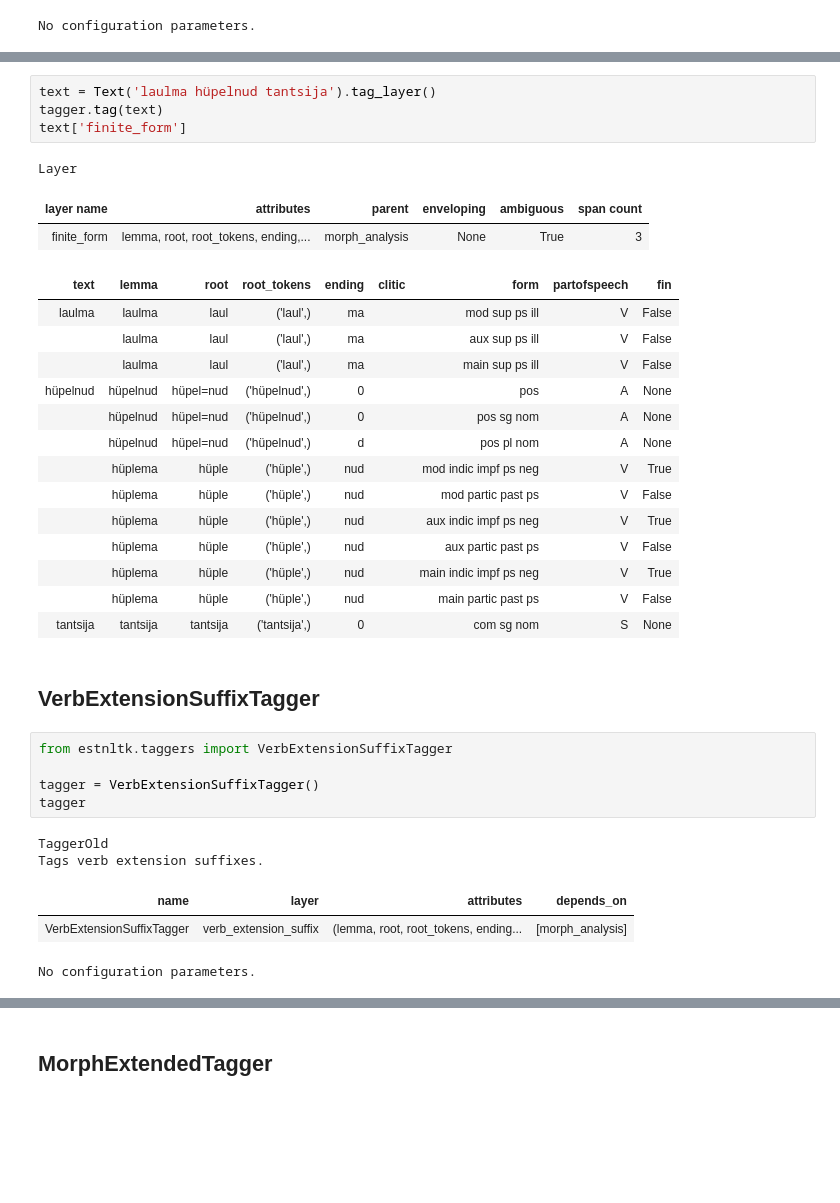
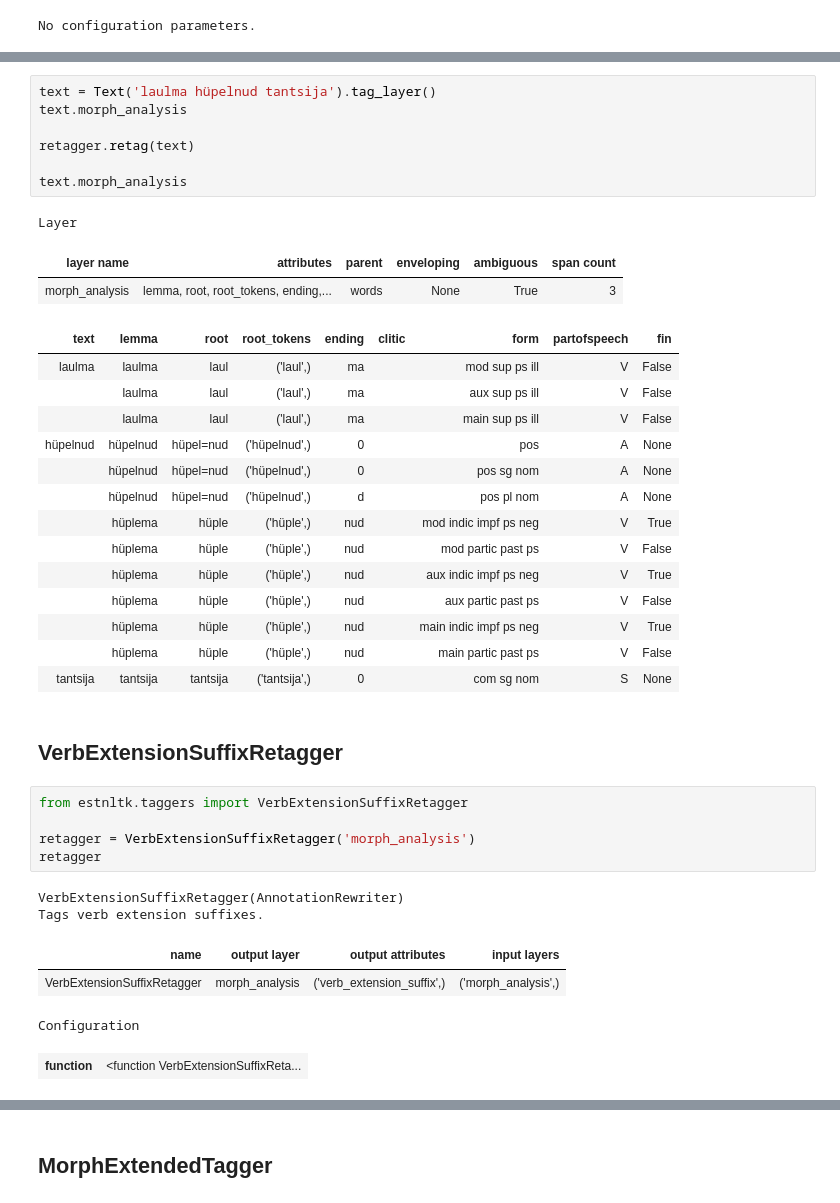
Before and after one commit to estnltk/estnltk, a Jupyter notebook: tutorials/nlp_pipeline/B_10_syntax_preprocessing_and_export.ipynb, the cells around one changed output, grey strips where cells are left out. Drawn from its saved outputs; the diff is of its cells as text; blank space fills up the shorter version.

```diff
--- a/tutorials/nlp_pipeline/B_10_syntax_preprocessing_and_export.ipynb
+++ b/tutorials/nlp_pipeline/B_10_syntax_preprocessing_and_export.ipynb
@@ -67,11 +87,14 @@ No configuration parameters.
 # %%
 text = Text('laulma hüpelnud tantsija').tag_layer()
-tagger.tag(text)
-text['finite_form']
+text.morph_analysis
+
+retagger.retag(text)
+
+text.morph_analysis
 # %% [output]
 Layer
 | layer name | attributes | parent | enveloping | ambiguous | span count |
-| finite_form | lemma, root, root_tokens, ending,... | morph_analysis | None | True | 3 |
+| morph_analysis | lemma, root, root_tokens, ending,... | words | None | True | 3 |
 | text | lemma | root | root_tokens | ending | clitic | form | partofspeech | fin |
 | laulma | laulma | laul | ('laul',) | ma |  | mod sup ps ill | V | False |
 |  | laulma | laul | ('laul',) | ma |  | aux sup ps ill | V | False |
@@ -87,17 +110,18 @@ Layer
 |  | hüplema | hüple | ('hüple',) | nud |  | main partic past ps | V | False |
 | tantsija | tantsija | tantsija | ('tantsija',) | 0 |  | com sg nom | S | None |
 # %% [markdown]
-## VerbExtensionSuffixTagger
+## VerbExtensionSuffixRetagger
 # %%
-from estnltk.taggers import VerbExtensionSuffixTagger
+from estnltk.taggers import VerbExtensionSuffixRetagger
 
-tagger = VerbExtensionSuffixTagger()
-tagger
+retagger = VerbExtensionSuffixRetagger('morph_analysis')
+retagger
 # %% [output]
-TaggerOld
+VerbExtensionSuffixRetagger(AnnotationRewriter)
 Tags verb extension suffixes.
-| name | layer | attributes | depends_on |
-| VerbExtensionSuffixTagger | verb_extension_suffix | (lemma, root, root_tokens, ending... | [morph_analysis] |
+| name | output layer | output attributes | input layers |
+| VerbExtensionSuffixRetagger | morph_analysis | ('verb_extension_suffix',) | ('morph_analysis',) |
-No configuration parameters.
+Configuration
+| function | <function VerbExtensionSuffixReta... |
 # %%
 text = Text('Laulev hüpelnud tantsija').tag_layer()
```
Also changed, not shown: parts of 13 cells of this notebook, 5 other files.
